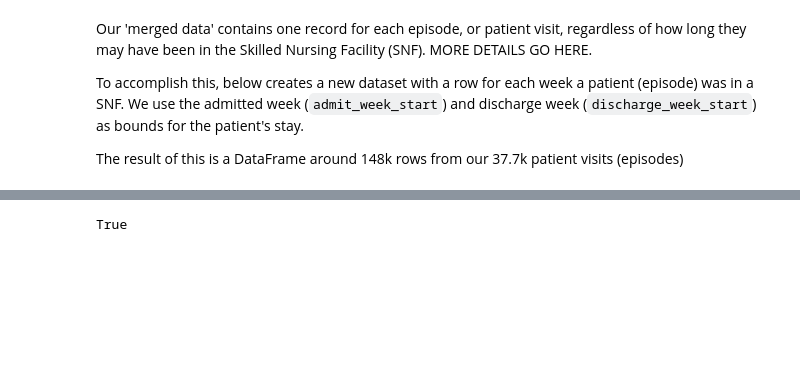
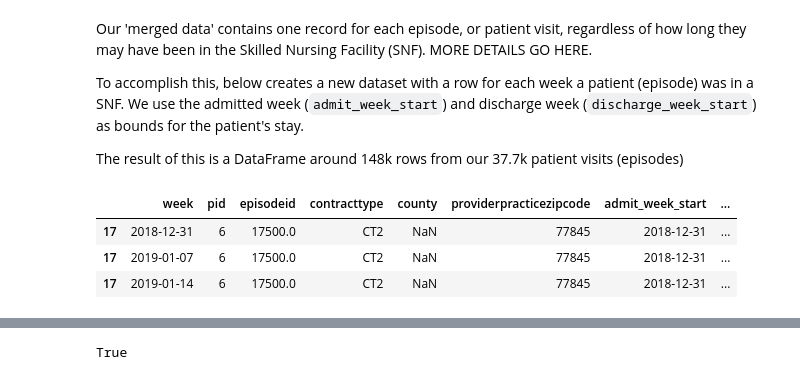
Before and after one commit to alfredprah/ds_case_team_5, a Jupyter notebook: notebooks/10_timeseries_base.ipynb, the cells around one changed output, grey strips where cells are left out. Cells and saved outputs as stored; diff of their text form; code cells hidden in the pictures; blank space fills up the shorter version.

```diff
--- a/notebooks/10_timeseries_base.ipynb
+++ b/notebooks/10_timeseries_base.ipynb
@@ -146,6 +147,13 @@ df_timeseries = df_out[df_columns_keep]
 
 # Cleanup memory
 del df_out, df_tmp
+# %%
+df_timeseries[df_timeseries['episodeid'] == 17500]
+# %% [output]
+|  | week | pid | episodeid | contracttype | county | providerpracticezipcode | admit_week_start | ... |
+| 17 | 2018-12-31 | 6 | 17500.0 | CT2 | NaN | 77845 | 2018-12-31 | ... |
+| 17 | 2019-01-07 | 6 | 17500.0 | CT2 | NaN | 77845 | 2018-12-31 | ... |
+| 17 | 2019-01-14 | 6 | 17500.0 | CT2 | NaN | 77845 | 2018-12-31 | ... |
 # %%
 df_timeseries.head()
 # %% [output]
```
Also changed, not shown: parts of 20 cells of this notebook, 2 other files.
